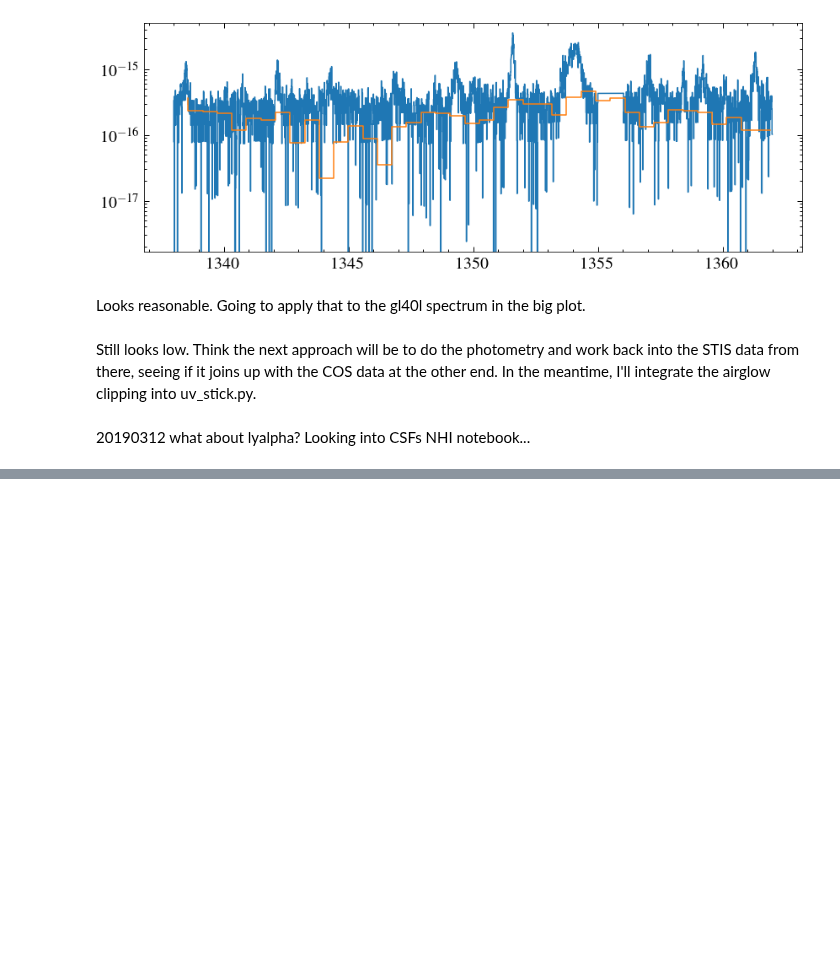
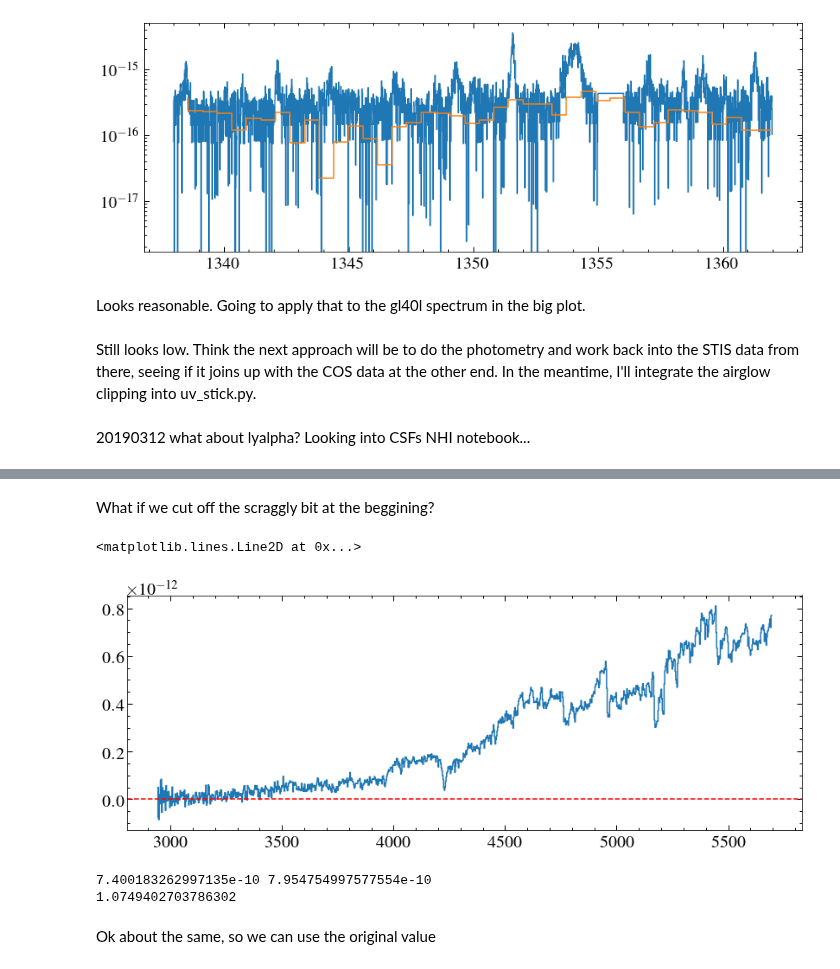
Before and after one commit to davidjwilson/SEDs, a Jupyter notebook: gj_674/combined/combined_sed_rough.ipynb, the cells around one changed output, grey strips where cells are left out. Cells and saved outputs as stored; diff of their text form; code cells hidden in the pictures; blank space fills up the shorter version.

```diff
--- a/gj_674/combined/combined_sed_rough.ipynb
+++ b/gj_674/combined/combined_sed_rough.ipynb
@@ -288,0 +319,18 @@ Still looks low. Think the next approach will be to do the photometry and work b
+# %% [markdown]
+What if we cut off the scraggly bit at the beggining?
+# %%
+plt.step(sw, sf)
+plt.axhline(0., c='r', ls='--')
+# %% [output]
+<matplotlib.lines.Line2D at 0x...>
+[figure, added]
+# %%
+cstis_int = np.trapz(sf[sw>3500], sw[sw>3500])
+cp_int = np.trapz(mf[mw>3500], mw[mw>3500])
+print(cstis_int, cp_int)
+print(cp_int/cstis_int)
+# %% [output]
+7.400183262997135e-10 7.954754997577554e-10
+1.0749402703786302
+# %% [markdown]
+Ok about the same, so we can use the original value
```
Also changed, not shown: parts of 7 cells of this notebook, 4 other files.
